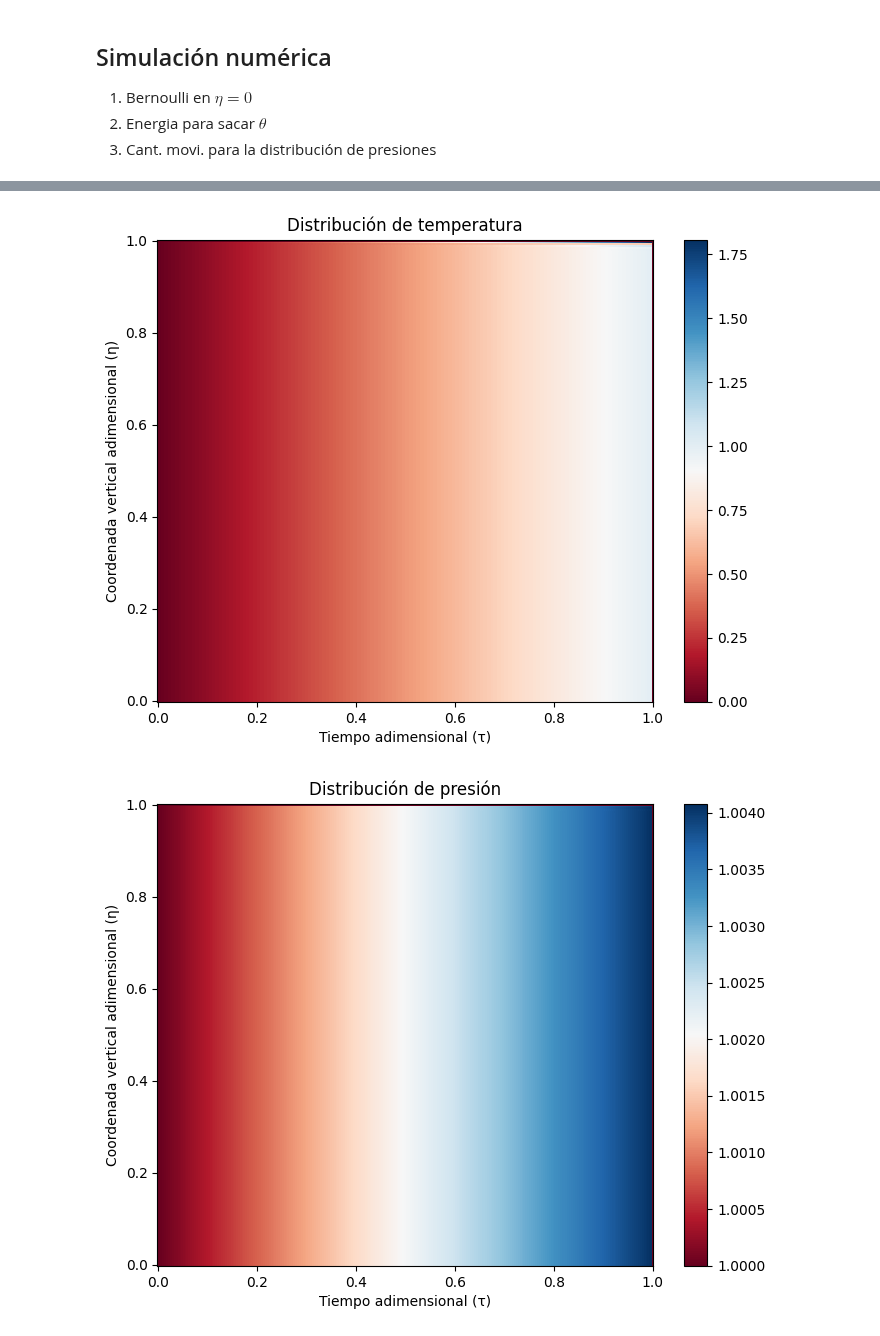
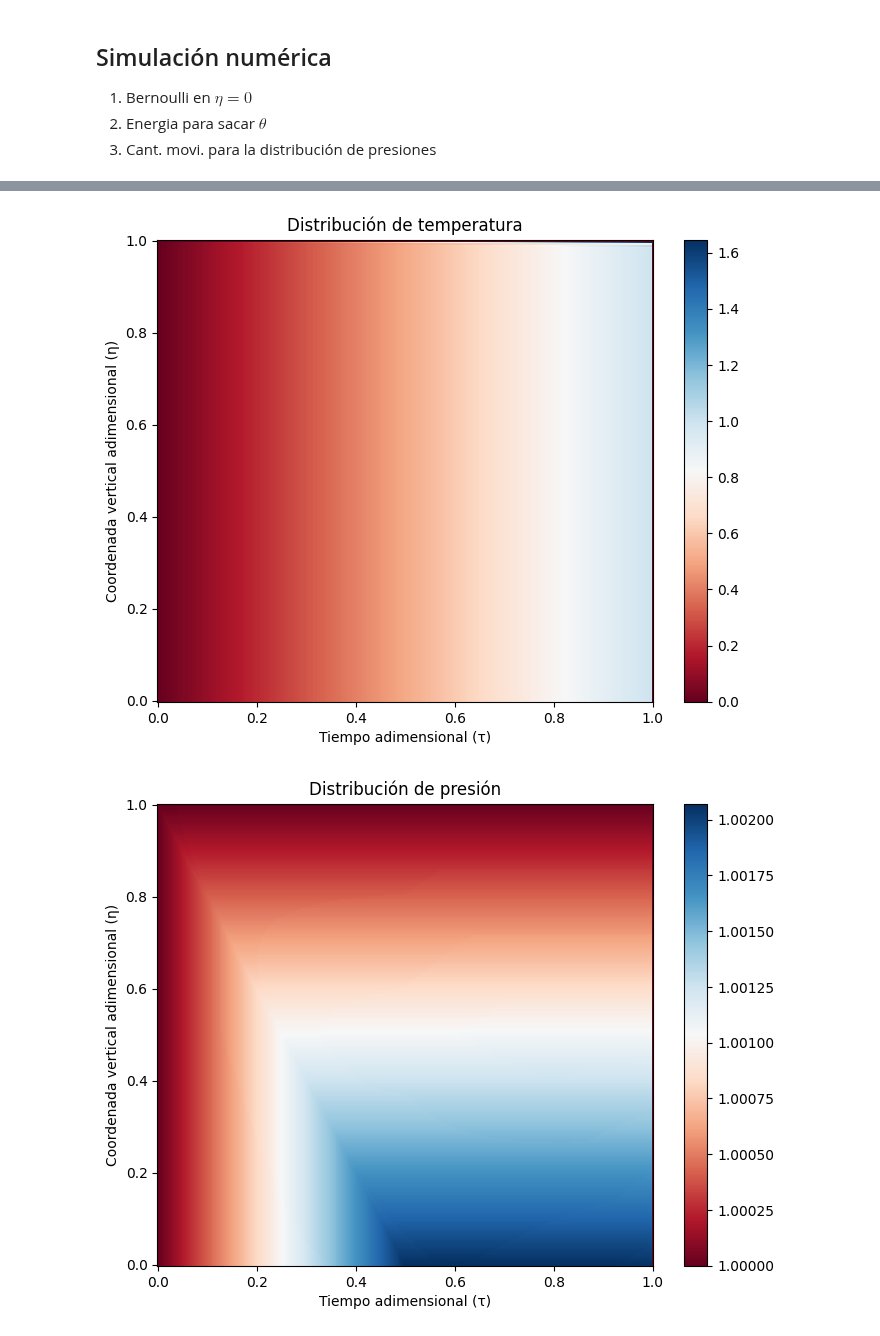
Before and after one commit to angelgvillatoro/bullville_M1, a Jupyter notebook: tfm/principal.ipynb, the cells around one changed output, grey strips where cells are left out. Saved outputs shown, nothing was run; the diff lists cells and outputs as text; code cells hidden in the pictures.

```diff
--- a/tfm/principal.ipynb
+++ b/tfm/principal.ipynb
@@ -118,10 +119,7 @@ for t in range(1, N-1):
                                             - gamma * (theta[x, t-1] - theta_r))
 
         dv_dt = (v[t] - v[t-1]) / dtau
-        Pi[x, t] = Pi[x, t-1] - deta * Pi_d * (dv_dt + phi * (theta[x, t] - theta_r) + LAMBDA * v[t]**2)
-        # sale algo muy bonito y guay pero esta mal
-        # Deberia de ser:
-        #Pi[M-1-x, t] = Pi[M-x, t] - deta * Pi_d * (dv_dt + phi * (theta[M-1-x, t] - theta_r) + LAMBDA * v[t]**2)
+        Pi[M-2-x, t] = Pi[M-1-x, t-1] - deta * Pi_d * (dv_dt + phi * (theta[M-2-x, t] - theta_r) + LAMBDA * v[t]**2)
 
 # Gráfico lineal de v
 plt.figure(figsize=(8, 6))
@@ -154,5 +152,5 @@ plt.show()
-[figure, old version]
+[figure, new version]
-[figure, old version]
+[figure, new version]
 # %% [markdown]
 ## Notas
 
```
Also changed, not shown: parts of 4 cells of this notebook.
